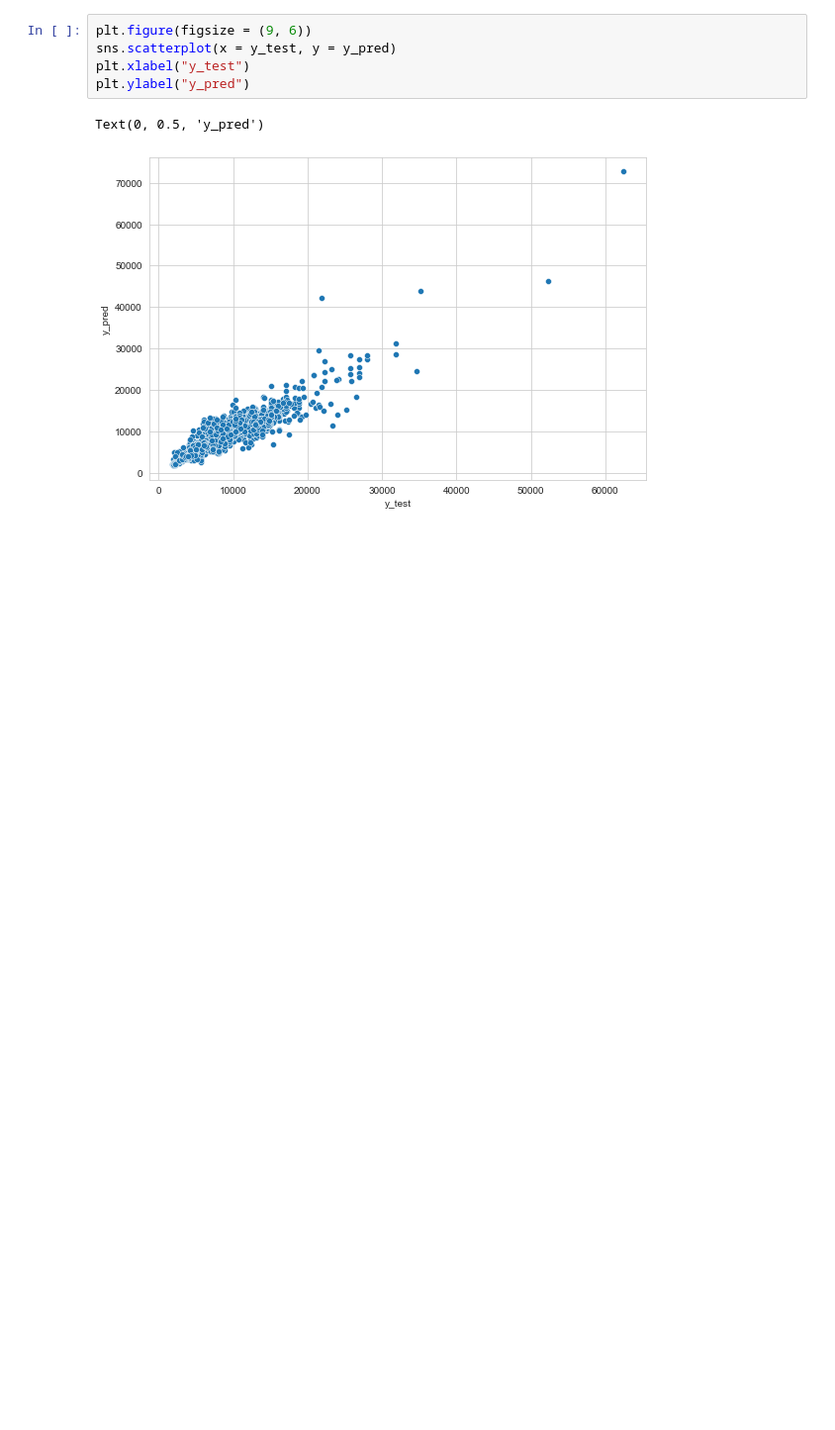
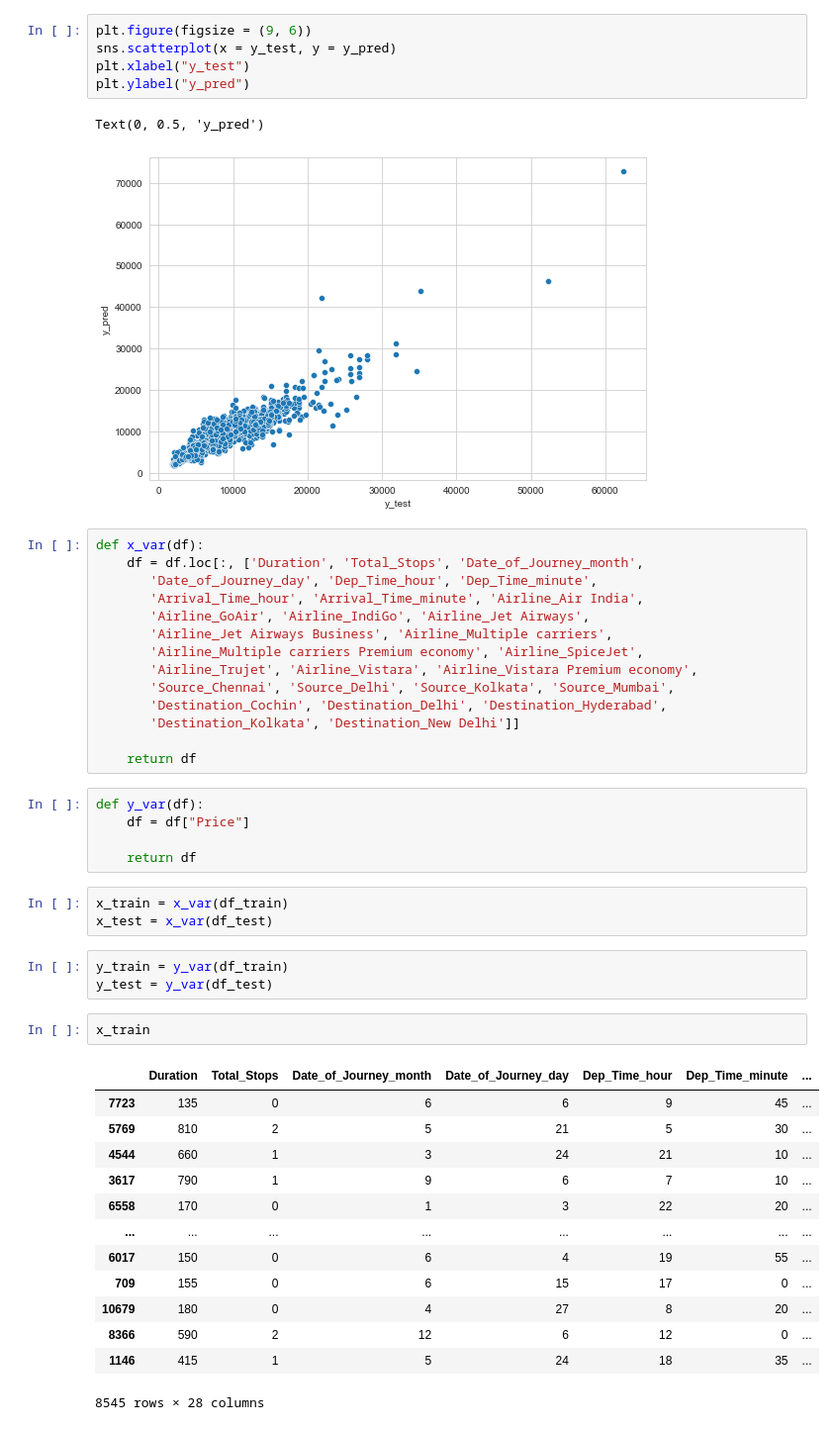
Before and after one commit to saquibmohiuddin/flight-fare-prediction, a Jupyter notebook: flight_fare.ipynb, the cells around one changed output. Shown at 99% size. Drawn from its saved outputs; the diff is of its cells as text; blank space fills up the shorter version.

```diff
--- a/flight_fare.ipynb
+++ b/flight_fare.ipynb
@@ -923,3 +921,44 @@ plt.ylabel("y_pred")
 # %% [output]
 Text(0, 0.5, 'y_pred')
 [figure]
+# %%
+def x_var(df):
+    df = df.loc[:, ['Duration', 'Total_Stops', 'Date_of_Journey_month',
+       'Date_of_Journey_day', 'Dep_Time_hour', 'Dep_Time_minute',
+       'Arrival_Time_hour', 'Arrival_Time_minute', 'Airline_Air India',
+       'Airline_GoAir', 'Airline_IndiGo', 'Airline_Jet Airways',
+       'Airline_Jet Airways Business', 'Airline_Multiple carriers',
+       'Airline_Multiple carriers Premium economy', 'Airline_SpiceJet',
+       'Airline_Trujet', 'Airline_Vistara', 'Airline_Vistara Premium economy',
+       'Source_Chennai', 'Source_Delhi', 'Source_Kolkata', 'Source_Mumbai',
+       'Destination_Cochin', 'Destination_Delhi', 'Destination_Hyderabad',
+       'Destination_Kolkata', 'Destination_New Delhi']]
+
+    return df
+# %%
+def y_var(df):
+    df = df["Price"]
+
+    return df
+# %%
+x_train = x_var(df_train)
+x_test = x_var(df_test)
+# %%
+y_train = y_var(df_train)
+y_test = y_var(df_test)
+# %%
+x_train
+# %% [output]
+|  | Duration | Total_Stops | Date_of_Journey_month | Date_of_Journey_day | Dep_Time_hour | Dep_Time_minute | ... |
+| 7723 | 135 | 0 | 6 | 6 | 9 | 45 | ... |
+| 5769 | 810 | 2 | 5 | 21 | 5 | 30 | ... |
+| 4544 | 660 | 1 | 3 | 24 | 21 | 10 | ... |
+| 3617 | 790 | 1 | 9 | 6 | 7 | 10 | ... |
+| 6558 | 170 | 0 | 1 | 3 | 22 | 20 | ... |
+| ... | ... | ... | ... | ... | ... | ... | ... |
+| 6017 | 150 | 0 | 6 | 4 | 19 | 55 | ... |
+| 709 | 155 | 0 | 6 | 15 | 17 | 0 | ... |
+| 10679 | 180 | 0 | 4 | 27 | 8 | 20 | ... |
+| 8366 | 590 | 2 | 12 | 6 | 12 | 0 | ... |
+| 1146 | 415 | 1 | 5 | 24 | 18 | 35 | ... |
+8545 rows × 28 columns
```
Also changed, not shown: parts of 28 cells of this notebook, 20 other files.
